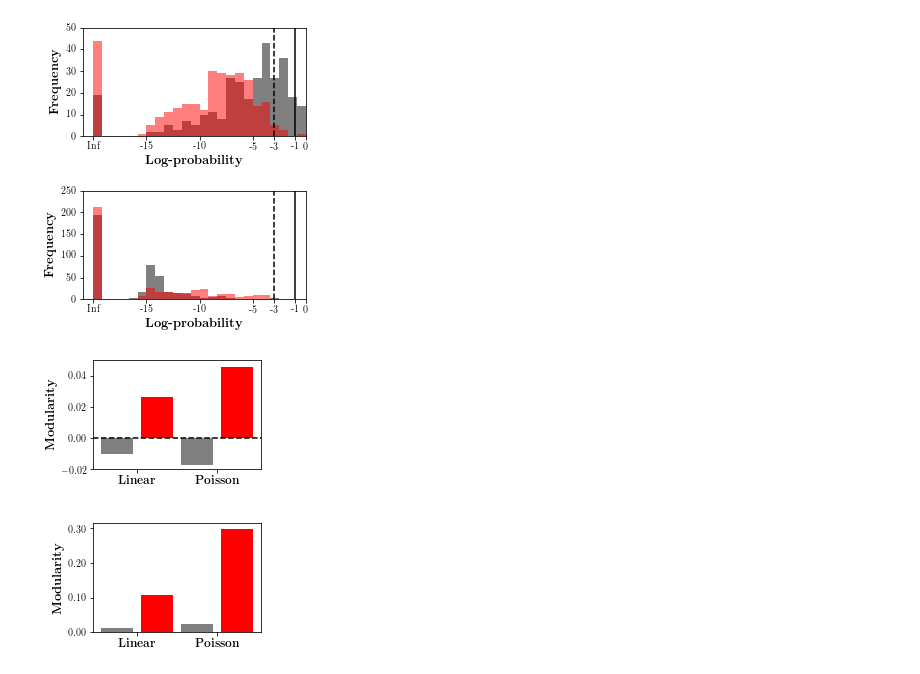
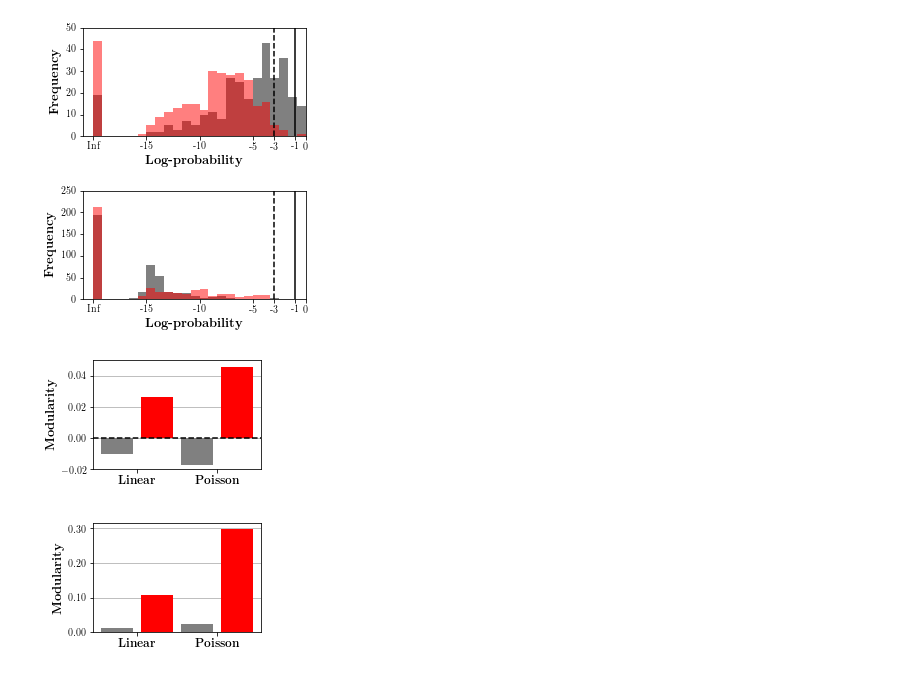
Before and after one commit to BouchardLab/neuroinference, a Jupyter notebook: notebooks/coupling/poisson_vs_lasso_comparison.ipynb, the cells around one changed output. Cells and saved outputs as stored; diff of their text form; code cells hidden in the pictures.

```diff
--- a/notebooks/coupling/poisson_vs_lasso_comparison.ipynb
+++ b/notebooks/coupling/poisson_vs_lasso_comparison.ipynb
@@ -394,7 +394,7 @@ Text(-0.02, 0.5, '\\textbf{Poisson Model}')
 fig, axes = plt.subplots(2, 2, figsize=(5, 5),
                          gridspec_kw={'width_ratios': [1, 1]})
 
-markers = ['o', 'x', '^']
+markers = ['.', '.', '.']
 
 for dataset in range(n_v1_fits):
     for idx, metric in enumerate(metrics):
@@ -451,4 +451,5 @@ for ax in axes.ravel():
 axes[0, 0].set_title(r'\textbf{In Degree}', fontsize=14)
 axes[0, 1].set_title(r'\textbf{Out Degree}', fontsize=14)
 plt.subplots_adjust(hspace=0.5, wspace=0.5)
+plt.savefig('in_out_degree.pdf')
 # %% [output]
@@ -472,38 +473,43 @@ for ax in axes:
     ax.set_xticklabels(['Inf', -15, -10, -5, -3, -1, 0])
     ax.set_xlabel(r'\textbf{Log-probability}', fontsize=13)
     ax.set_ylabel(r'\textbf{Frequency}', fontsize=13)
+    ax.tick_params(labelsize=10)
 
 axes[0].set_ylim([0, 50])
 axes[1].set_ylim([0, 250])
 
 plt.subplots_adjust(hspace=0.5, wspace=0.5)
+plt.savefig('sel_probs_by_change.pdf', bbox_inches='tight')
 # %% [output]
 [figure]
 # %%
 fig, axes = plt.subplots(2, 1, figsize=(3, 5))
 
 axes[0].bar(
     x=np.arange(n_graphs),
     height=[modularity[0, :3].mean(), modularity[2, :3].mean(),
             modularity[1, :3].mean(), modularity[3, :3].mean()],
     color=['gray', 'red', 'gray', 'red'])
 
 axes[0].axhline(0, linestyle='--', color='k')
 axes[0].set_ylim([-0.02, 0.05])
 axes[1].bar(
     x=np.arange(n_graphs),
     height=[modularity[0, 3:].mean() + 0.01, modularity[2, 3:].mean(),
             modularity[1, 3:].mean(), modularity[3, 3:].mean()],
     color=['gray', 'red', 'gray', 'red'])
 
 for ax in axes:
     ax.set_ylabel(r'\textbf{Modularity}', fontsize=13)
     ax.tick_params(labelsize=10)
     ax.set_xticks([0.5, 2.5])
     ax.set_xticklabels([r'\textbf{Linear}', r'\textbf{Poisson}'], fontsize=12)
+    ax.grid(axis='y')
+    ax.set_axisbelow(True)
 
 axes[1].set_yticks([0.0, 0.1, 0.2, 0.3])
 axes[1].set_yticklabels(['0.00', '0.10', '0.20', '0.30'])
-plt.subplots_adjust(hspace=0.5, wspace=0.5)
+plt.subplots_adjust(hspace=0.5, wspace=0.45)
+plt.savefig('modularity.pdf', bbox_inches='tight')
 # %% [output]
-[figure, old version]
+[figure, new version]
```
Also changed, not shown: parts of 1 cell of this notebook.
